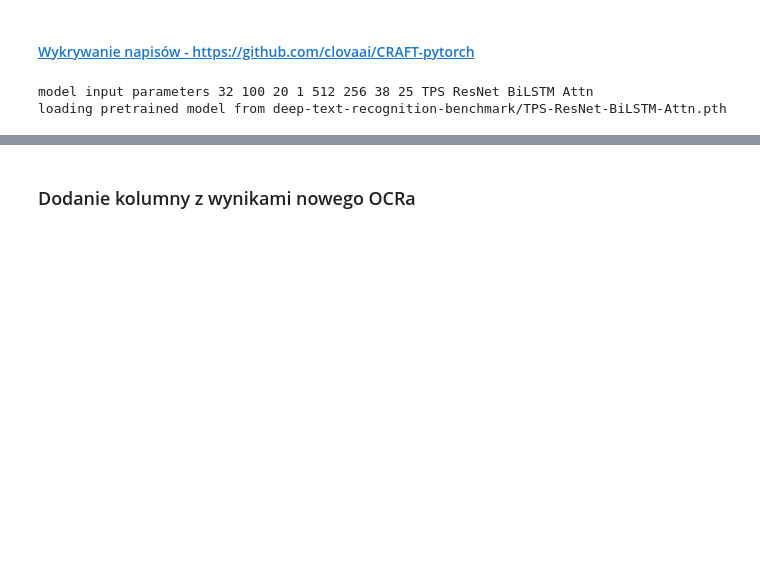
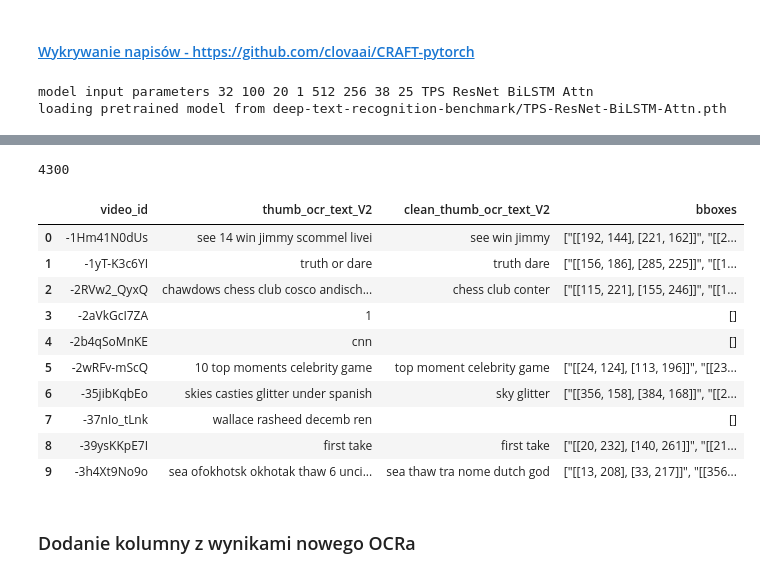
Before and after one commit to AdamKlejda/PED_YT, a Jupyter notebook: Etap2LiLatee_GB.ipynb, the cells around one changed output, grey strips where cells are left out. Drawn from its saved outputs; the diff is of its cells as text; code cells hidden in the pictures; blank space fills up the shorter version.

```diff
--- a/Etap2LiLatee_GB.ipynb
+++ b/Etap2LiLatee_GB.ipynb
@@ -270,2 +300,19 @@ loading pretrained model from deep-text-recognition-benchmark/TPS-ResNet-BiLSTM-
+# %%
+from prepareCSV import concatAndCleanOcrTextV2
+df_ocr = df_ocr.groupby(by="video_id", axis=0).apply(lambda x: concatAndCleanOcrTextV2(x)).reset_index()
+df_ocr[:10]
+# %% [output]
+4300
+|  | video_id | thumb_ocr_text_V2 | clean_thumb_ocr_text_V2 | bboxes |
+| 0 | -1Hm41N0dUs | see 14 win jimmy scommel livei | see win jimmy | ["[[192, 144], [221, 162]]", "[[2... |
+| 1 | -1yT-K3c6YI | truth or dare | truth dare | ["[[156, 186], [285, 225]]", "[[1... |
+| 2 | -2RVw2_QyxQ | chawdows chess club cosco andisch... | chess club conter | ["[[115, 221], [155, 246]]", "[[1... |
+| 3 | -2aVkGcI7ZA | 1 |  | [] |
+| 4 | -2b4qSoMnKE | cnn |  | [] |
+| 5 | -2wRFv-mScQ | 10 top moments celebrity game | top moment celebrity game | ["[[24, 124], [113, 196]]", "[[23... |
+| 6 | -35jibKqbEo | skies casties glitter under spanish | sky glitter | ["[[356, 158], [384, 168]]", "[[2... |
+| 7 | -37nIo_tLnk | wallace rasheed decemb ren |  | [] |
+| 8 | -39ysKKpE7I | first take | first take | ["[[20, 232], [140, 261]]", "[[21... |
+| 9 | -3h4Xt9No9o | sea ofokhotsk okhotak thaw 6 unci... | sea thaw tra nome dutch god | ["[[13, 208], [33, 217]]", "[[356... |
 # %% [markdown]
 ### Dodanie kolumny z wynikami nowego OCRa
```
Also changed, not shown: parts of 18 cells of this notebook, 11 other files.
